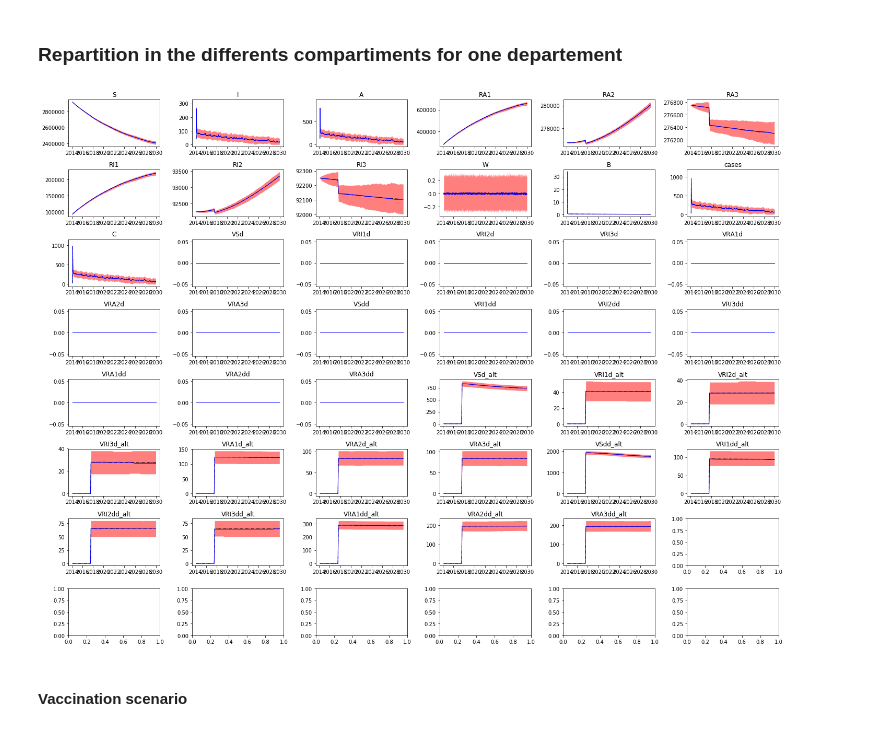
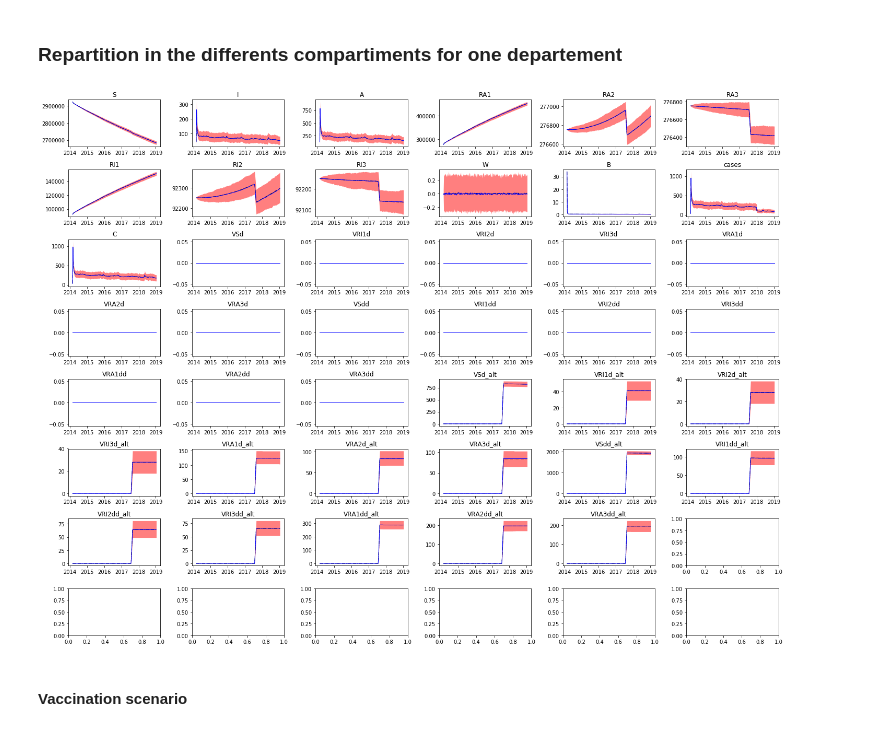
Before and after one commit to jcblemai/haiti-mass-ocv-campaign, a Jupyter notebook: forecast.ipynb, the cells around one changed output. Cells and saved outputs as stored; diff of their text form; code cells hidden in the pictures.

```diff
--- a/forecast.ipynb
+++ b/forecast.ipynb
@@ -253,21 +253,21 @@ IndentationError: unexpected indent (<ipython-input-92-b499be033774>, line 9)
 # %%
 dp = 'Ouest'
 ti = input_parameters['t_start']
 tf = input_parameters['t_end']
-tf = t_for
+#tf = t_for
 fig, axes = plt.subplots((len(compartments))//5, 6, figsize=(20,15), squeeze = True);
 axes = axes.flatten();
 for i, comp in enumerate(compartments):
     axes[i].fill_between(all_data[dp][comp]['q05'][ti:tf].index, all_data[dp][comp]['q05'][ti:tf], all_data[dp][comp]['q95'][ti:tf], alpha = .5, color = 'red', linewidth = 0)
     axes[i].plot(all_data[dp][comp]['mean'][ti:tf], linewidth=1, alpha = 1,linestyle='-.', color = 'black')
     axes[i].plot(all_data[dp][comp]['q50'][ti:tf], alpha = 1,linestyle='-', linewidth = 1, color = 'blue')
     axes[i].set_title(comp)
     #axes[i].legend()
     #axes[i].set_ylim(0)
 
 fig.tight_layout()
 # %% [output]
-[figure, old version]
+[figure, new version]
 # %% [markdown]
 #### Vaccination scenario
 # %%
```
Also changed, not shown: parts of 2 cells of this notebook, 3 other files.
